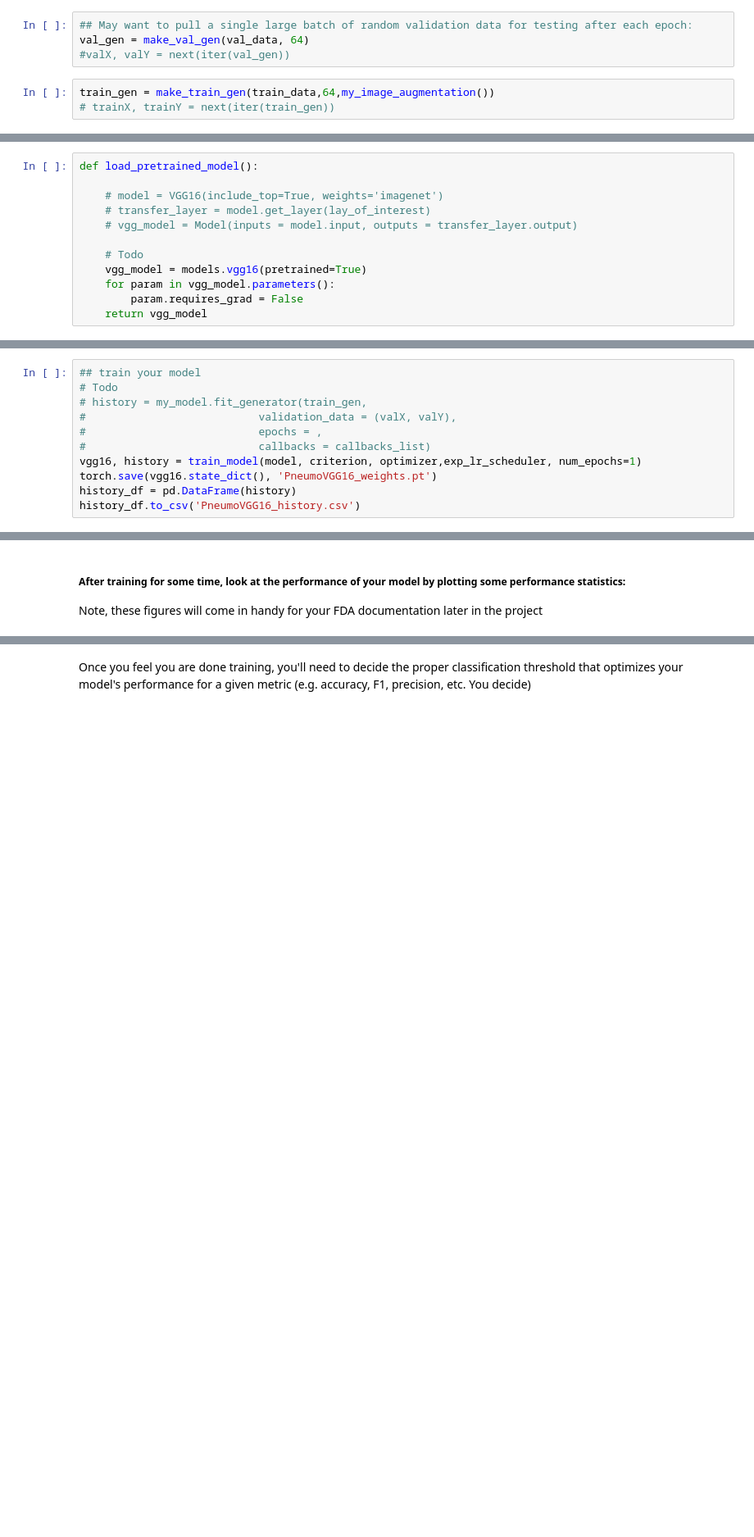
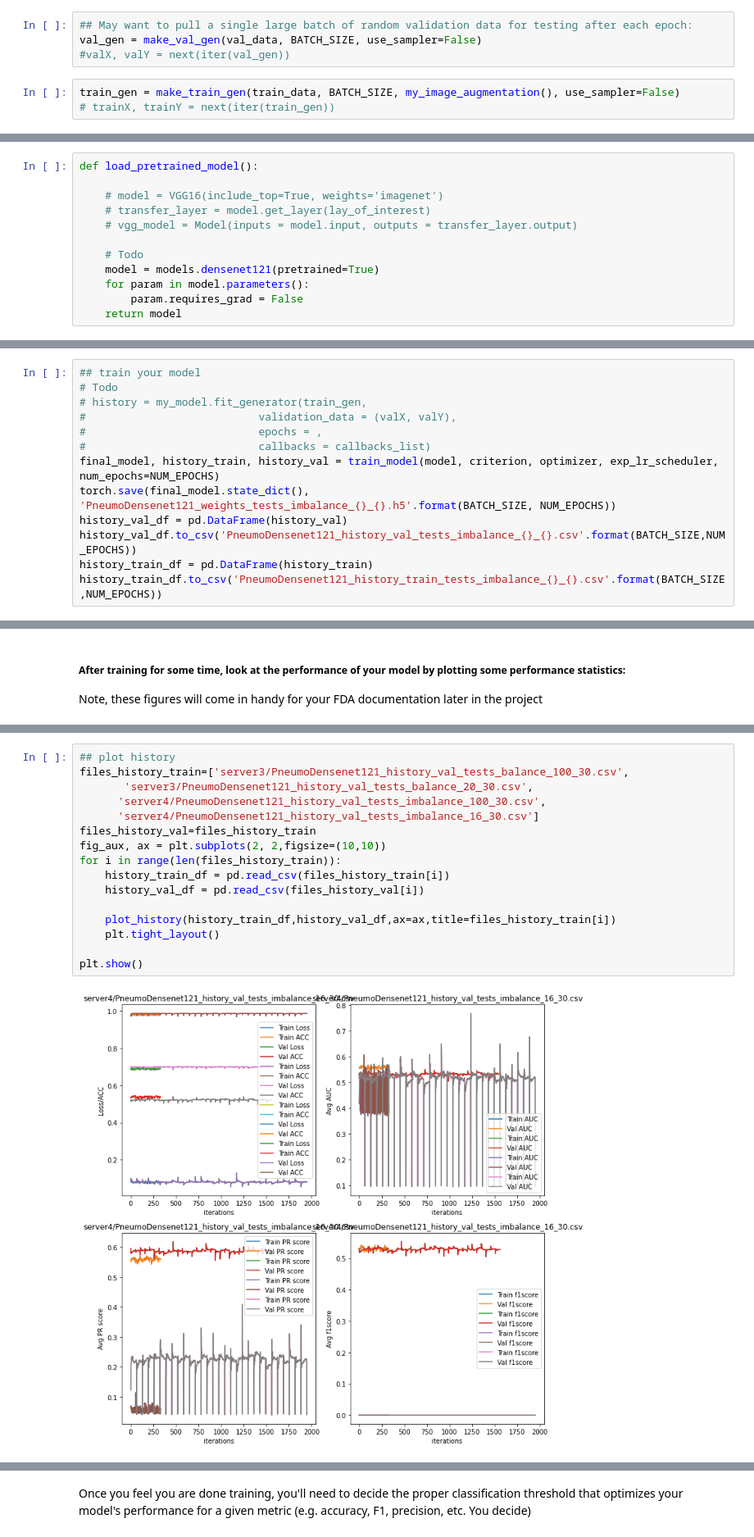
Before and after one commit to maurodsantos/AIHCND_C2_Starter, a Jupyter notebook: Build and train model.ipynb, the cells around one changed output, grey strips where cells are left out. Shown at 82% size. Drawn from its saved outputs; the diff is of its cells as text; blank space fills up the shorter version.

```diff
--- a/Build and train model.ipynb
+++ b/Build and train model.ipynb
@@ -247,9 +272,9 @@ def make_val_gen(val_set, batch_size):
 # %%
 ## May want to pull a single large batch of random validation data for testing after each epoch:
-val_gen = make_val_gen(val_data, 64)
+val_gen = make_val_gen(val_data, BATCH_SIZE, use_sampler=False)
 #valX, valY = next(iter(val_gen))
 # %%
-train_gen = make_train_gen(train_data,64,my_image_augmentation())
+train_gen = make_train_gen(train_data, BATCH_SIZE, my_image_augmentation(), use_sampler=False)
 # trainX, trainY = next(iter(train_gen))
 # %%
 ## May want to look at some examples of our augmented training data.
@@ -279,10 +304,10 @@ def load_pretrained_model():
     # vgg_model = Model(inputs = model.input, outputs = transfer_layer.output)
 
     # Todo
-    vgg_model = models.vgg16(pretrained=True)
-    for param in vgg_model.parameters():
+    model = models.densenet121(pretrained=True)
+    for param in model.parameters():
         param.requires_grad = False
-    return vgg_model
+    return model
 # %%
 class PneumoNet(nn.Module):
     def __init__(self, out_size):
@@ -480,10 +607,12 @@ def train_model(vgg, model_criterion, model_optimizer,scheduler, num_epochs=10,
 #                           validation_data = (valX, valY),
 #                           epochs = ,
 #                           callbacks = callbacks_list)
-vgg16, history = train_model(model, criterion, optimizer,exp_lr_scheduler, num_epochs=1)
-torch.save(vgg16.state_dict(), 'PneumoVGG16_weights.pt')
-history_df = pd.DataFrame(history)
-history_df.to_csv('PneumoVGG16_history.csv')
+final_model, history_train, history_val = train_model(model, criterion, optimizer, exp_lr_scheduler, num_epochs=NUM_EPOCHS)
+torch.save(final_model.state_dict(), 'PneumoDensenet121_weights_tests_imbalance_{}_{}.h5'.format(BATCH_SIZE, NUM_EPOCHS))
+history_val_df = pd.DataFrame(history_val)
+history_val_df.to_csv('PneumoDensenet121_history_val_tests_imbalance_{}_{}.csv'.format(BATCH_SIZE,NUM_EPOCHS))
+history_train_df = pd.DataFrame(history_train)
+history_train_df.to_csv('PneumoDensenet121_history_train_tests_imbalance_{}_{}.csv'.format(BATCH_SIZE,NUM_EPOCHS))
 # %% [output]
 Epoch 0/1
 ----------
@@ -611,3 +781,21 @@ NameError: name 'pred_Y' is not defined
+# %%
+## plot history
+files_history_train=['server3/PneumoDensenet121_history_val_tests_balance_100_30.csv',
+       'server3/PneumoDensenet121_history_val_tests_balance_20_30.csv',
+      'server4/PneumoDensenet121_history_val_tests_imbalance_100_30.csv',
+      'server4/PneumoDensenet121_history_val_tests_imbalance_16_30.csv']
+files_history_val=files_history_train
+fig_aux, ax = plt.subplots(2, 2,figsize=(10,10))
+for i in range(len(files_history_train)):
+    history_train_df = pd.read_csv(files_history_train[i])
+    history_val_df = pd.read_csv(files_history_val[i])
+
+    plot_history(history_train_df,history_val_df,ax=ax,title=files_history_train[i])
+    plt.tight_layout()
+
+plt.show()
+# %% [output]
+[figure, added]
 # %%
 ## plot figures
 auc_pneumonia, fpr_pneumonia, tpr_pneumonia, _ = plot_auc(valY_test, pred_Y)
```
Also changed, not shown: parts of 14 cells of this notebook, 2 other files.
